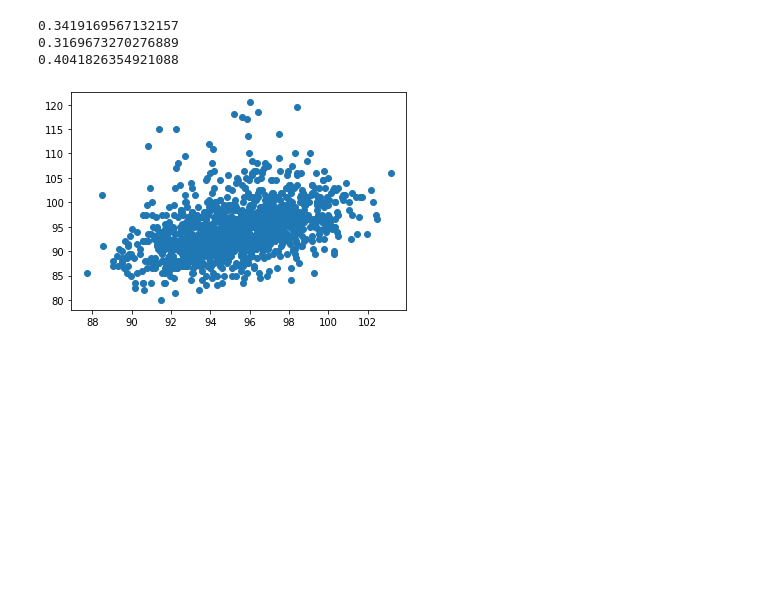
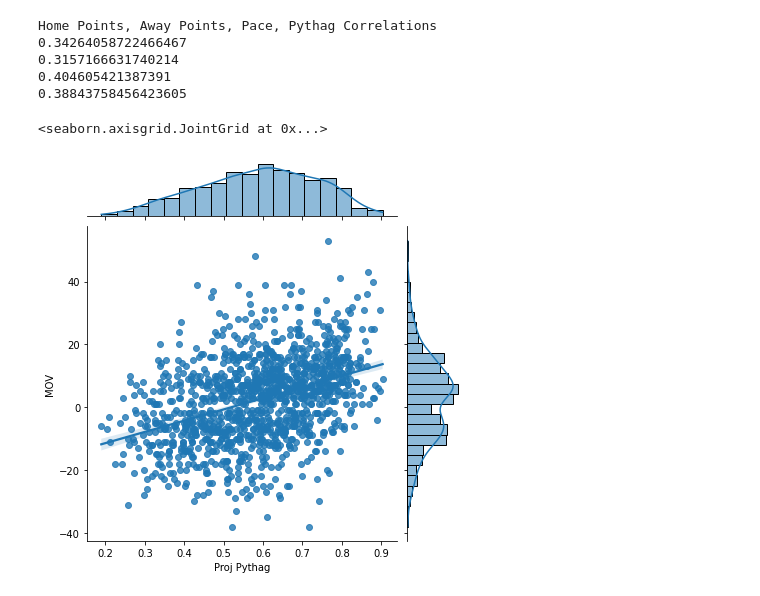
Before and after one commit to dtmeyers/NBA-Data-Analysis, a Jupyter notebook: NBA_Model.ipynb, the cells around one changed output. Saved outputs shown, nothing was run; the diff lists cells and outputs as text; code cells hidden in the pictures; blank space fills up the shorter version.

```diff
--- a/NBA_Model.ipynb
+++ b/NBA_Model.ipynb
@@ -1,4 +1,6 @@
 # %%
+#@title This cell initializes the gamma prediction model
+
 import numpy as np
 import pandas as pd
 import matplotlib.pyplot as plt
@@ -18,8 +20,7 @@ from datetime import datetime
 # gamma regressor may not be optimal for this projection
 # use this to experiment with Keras/TensorFlow
 
-game_data = pd.read_csv('/content/drive/MyDrive/Sports Data Analysis/NBA/Possession Data/CSV Files/2007-2022.csv').drop('Unnamed: 0', axis=1).dropna().reset_index(drop=True)
-game_data['Pace'] = np.divide(np.add(game_data['Home Possessions'], game_data['Away Possessions']), 2)
+game_data = pd.read_csv('/content/drive/MyDrive/Sports Data Analysis/NBA/Combined-Data.csv').dropna().reset_index(drop=True)
 
 # Build sample/test datasets to perform repeated tests
 # For example, sample goes through 2016 season, test 2017 season
@@ -43,36 +44,43 @@ gld_pace = linear_model.TweedieRegressor(power=2, alpha=0.0, link='log', warm_st
 
 # Fit the model based on the sample data
 
 gld_home.fit(sample_home, np.array(sample_data['Home Eff']))
 gld_away.fit(sample_away, np.array(sample_data['Away Eff']))
 gld_pace.fit(sample_pace, np.array(sample_data['Pace']))
 
 # Create test datasets
 
 pred_home = [[test_data['Home Atk'][x], test_data['Away Def'][x]] for x in range(len(test_data))]
 pred_away = [[test_data['Away Atk'][x], test_data['Home Def'][x]] for x in range(len(test_data))]
 pred_pace = [[test_data['Home Pace'][x], test_data['Away Pace'][x]] for x in range(len(test_data))]
 
 # Use the model to predict outcomes in the test data
 
 model_home_eff = gld_home.predict(pred_home)
 model_away_eff = gld_away.predict(pred_away)
 model_pace = gld_pace.predict(pred_pace)
 
 test_data['Proj Pace'] = np.array(model_pace)
 test_data['Proj Home Eff'] = np.array(model_home_eff)
 test_data['Proj Home Points'] = np.multiply(test_data['Proj Home Eff'], test_data['Proj Pace'])
 test_data['Proj Away Eff'] = np.array(model_away_eff)
 test_data['Proj Away Points'] = np.multiply(test_data['Proj Away Eff'], test_data['Proj Pace'])
+test_data['Proj Pythag'] = np.divide(np.power(model_home_eff, 16.5),
+                                     np.add(np.power(model_home_eff, 16.5), np.power(model_away_eff, 16.5)))
 
+print('Home Points, Away Points, Pace, Pythag Correlations')
 print(test_data['Home Points'].corr(test_data['Proj Home Points']))
 print(test_data['Away Points'].corr(test_data['Proj Away Points']))
 print(test_data['Proj Pace'].corr(test_data['Pace']))
+print(test_data['Proj Pythag'].corr(test_data['MOV']))
 
-plt.scatter(test_data['Proj Pace'], test_data['Pace'])
-plt.show()
+
+sns.jointplot(data=test_data, x='Proj Pythag', y='MOV', kind='reg')
 # %% [output]
-0.3419169567132157
-0.3169673270276889
-0.4041826354921088
+Home Points, Away Points, Pace, Pythag Correlations
+0.34264058722466467
+0.3157166631740214
+0.404605421387391
+0.38843758456423605
+<seaborn.axisgrid.JointGrid at 0x...>
-[figure, old version]
+[figure, new version]
```
Also changed, not shown: parts of 1 cell of this notebook.
